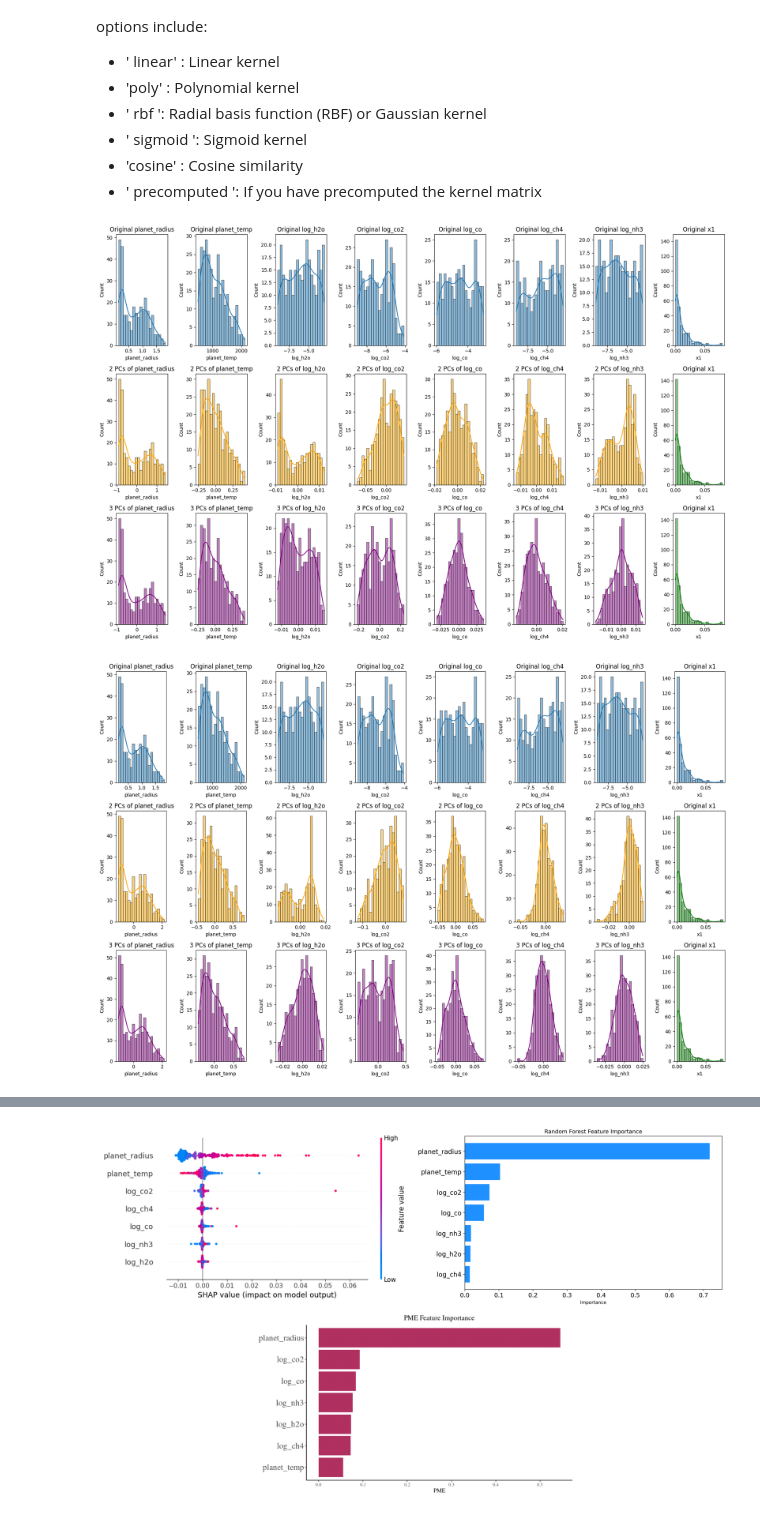
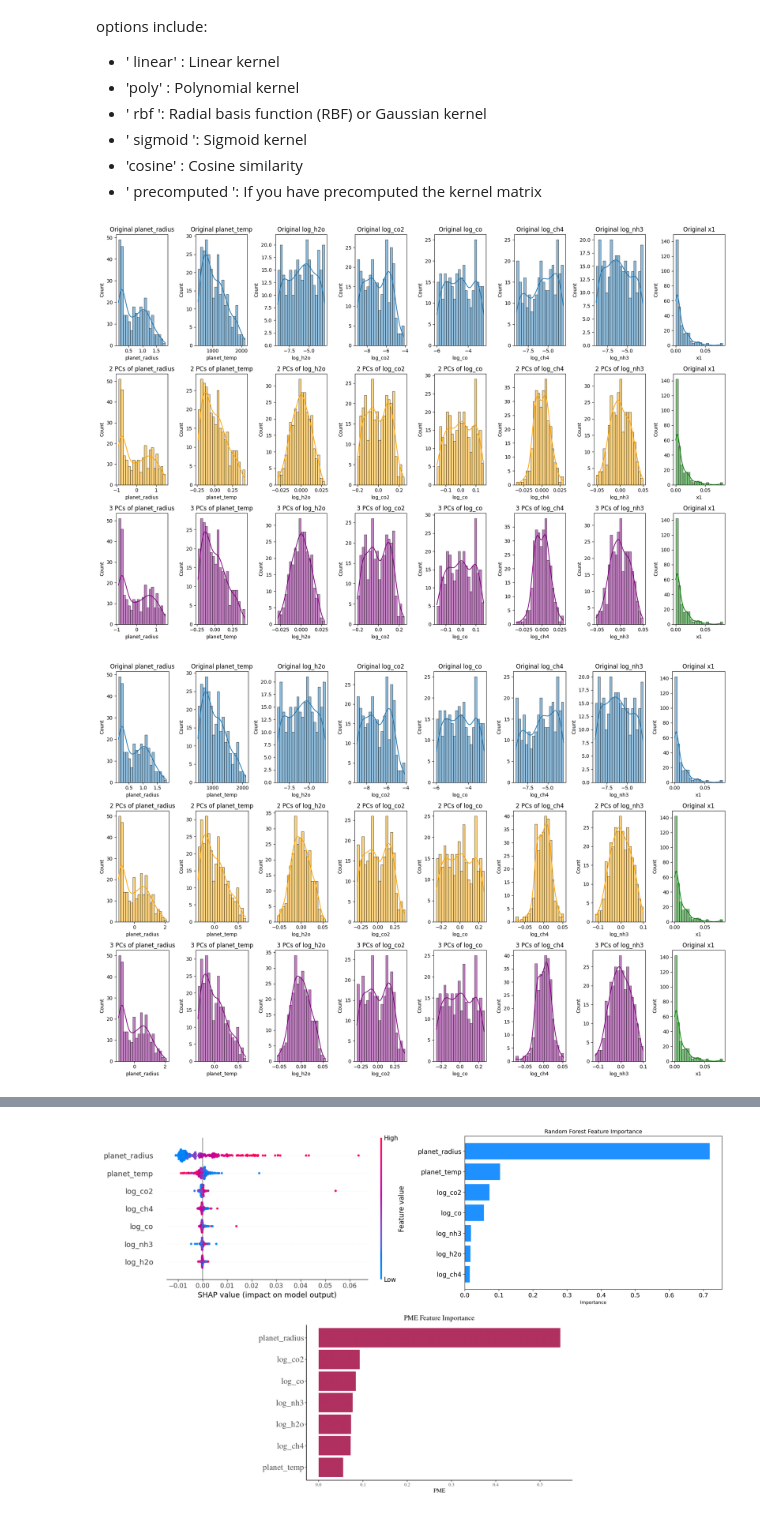
Before and after one commit to deepbas/DEEPAK-website, a Jupyter notebook: content/project/internal-project/wPCA-exoplanet/research_statement.ipynb, the cells around one changed output, grey strips where cells are left out. Drawn from its saved outputs; the diff is of its cells as text; code cells hidden in the pictures.

```diff
--- a/content/project/internal-project/wPCA-exoplanet/research_statement.ipynb
+++ b/content/project/internal-project/wPCA-exoplanet/research_statement.ipynb
@@ -472,9 +472,9 @@ sns.histplot(df[transit_depth_column], bins=20, kde=True, ax=axes[1, -1], color=
 axes[1, -1].set_title(f'Original {transit_depth_column}')
 
 # Reconstruction using 3 PCs
-pca3 = PCA(n_components=3)
+pca3 = PCA(n_components=6)
 X_pca3 = pca3.fit_transform(X_weighted)
-reconstructed_data_3PCs = np.dot(X_pca3, pca3.components_[:3, :]) + np.mean(X_scaled, axis=0)
+reconstructed_data_3PCs = np.dot(X_pca3, pca3.components_[:6, :]) + np.mean(X_scaled, axis=0)
 reconstructed_df_3PCs_wPCA = pd.DataFrame(reconstructed_data_3PCs, columns=feature_columns)
 
 for i, col in enumerate(feature_columns):
@@ -568,38 +568,38 @@ sns.histplot(df[transit_depth_column], bins=20, kde=True, ax=axes[0, -1])
 axes[0, -1].set_title(f'Original {transit_depth_column}')
 
 # Kernel PCA with 2 components
-kpca2 = KernelPCA(n_components=2, kernel='rbf', gamma=0.1, fit_inverse_transform=True)
+kpca2 = KernelPCA(n_components=6, kernel='rbf', gamma=0.1, fit_inverse_transform=True)
 
 X_kpca2 = kpca2.fit_transform(X_weighted)
 reconstructed_data_2PCs = kpca2.inverse_transform(X_kpca2)
 reconstructed_df_2PCs_kPCA_rbf = pd.DataFrame(reconstructed_data_2PCs, columns=feature_columns)
 
 for i, col in enumerate(feature_columns):
     sns.histplot(reconstructed_df_2PCs_kPCA_rbf[col], bins=20, kde=True, ax=axes[1, i], color='orange')
     axes[1, i].set_title(f'2 PCs of {col}')
 
 sns.histplot(df[transit_depth_column], bins=20, kde=True, ax=axes[1, -1], color='green')
 axes[1, -1].set_title(f'Original {transit_depth_column}')
 
 # Kernel PCA with 3 components
-kpca3 = KernelPCA(n_components=3, kernel='rbf', gamma=0.1, fit_inverse_transform=True)
+kpca3 = KernelPCA(n_components=6, kernel='rbf', gamma=0.1, fit_inverse_transform=True)
 
 X_kpca3 = kpca3.fit_transform(X_weighted)
 reconstructed_data_3PCs = kpca3.inverse_transform(X_kpca3)
 reconstructed_df_3PCs_kPCA_rbf = pd.DataFrame(reconstructed_data_3PCs, columns=feature_columns)
 
 for i, col in enumerate(feature_columns):
     sns.histplot(reconstructed_df_3PCs_kPCA_rbf[col], bins=20, kde=True, ax=axes[2, i], color='purple')
     axes[2, i].set_title(f'3 PCs of {col}')
 
 sns.histplot(df[transit_depth_column], bins=20, kde=True, ax=axes[2, -1], color='green')
 axes[2, -1].set_title(f'Original {transit_depth_column}')
 
 plt.tight_layout()
 plt.savefig('wKPCA_combined_plot.png', bbox_inches='tight', dpi=500)
 plt.show()
 # %% [output]
-[figure, old version]
+[figure, new version]
 # %%
 # Standardize the feature matrix
 X_scaled = StandardScaler().fit_transform(X)
@@ -619,7 +619,7 @@ sns.histplot(df[transit_depth_column], bins=20, kde=True, ax=axes[0, -1])
 axes[0, -1].set_title(f'Original {transit_depth_column}')
 
 # Kernel PCA with 2 components
-kpca2 = KernelPCA(n_components=2, kernel='poly', degree=2, coef0=1, fit_inverse_transform=True)
+kpca2 = KernelPCA(n_components=6, kernel='poly', degree=2, coef0=1, fit_inverse_transform=True)
 
 X_kpca2 = kpca2.fit_transform(X_weighted)
 reconstructed_data_2PCs = kpca2.inverse_transform(X_kpca2)
@@ -633,7 +633,7 @@ sns.histplot(df[transit_depth_column], bins=20, kde=True, ax=axes[1, -1], color=
 axes[1, -1].set_title(f'Original {transit_depth_column}')
 
 # Kernel PCA with 3 components
-kpca3 = KernelPCA(n_components=3, kernel='poly', degree=2, coef0=1, fit_inverse_transform=True)
+kpca3 = KernelPCA(n_components=6, kernel='poly', degree=2, coef0=1, fit_inverse_transform=True)
 
 X_kpca3 = kpca3.fit_transform(X_weighted)
 reconstructed_data_3PCs = kpca3.inverse_transform(X_kpca3)
@@ -650,7 +650,7 @@ plt.tight_layout()
 plt.savefig('wKPCA_combined_plot.png', bbox_inches='tight', dpi=500)
 plt.show()
 # %% [output]
-[figure, old version]
+[figure, new version]
 # %%
 from sklearn.metrics import mean_squared_error
 
```
Also changed, not shown: parts of 4 cells of this notebook, 25 other files.
